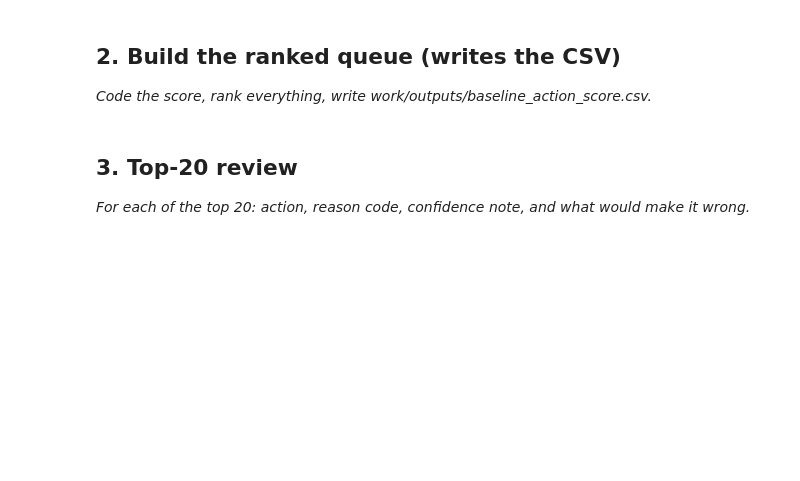
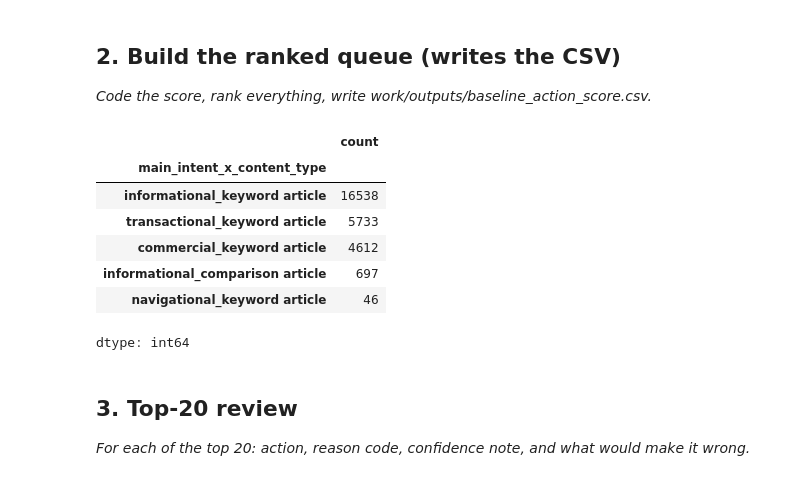
Before and after one commit to Maryam-Shile/flyrank_ml_internship, a Jupyter notebook: work/notebooks/w04_baseline_score.ipynb, the cells around one changed output. Cells and saved outputs as stored; diff of their text form; code cells hidden in the pictures; blank space fills up the shorter version.

```diff
--- a/work/notebooks/w04_baseline_score.ipynb
+++ b/work/notebooks/w04_baseline_score.ipynb
@@ -29,5 +63,14 @@ df.head()
 
 *Code the score, rank everything, write work/outputs/baseline_action_score.csv.*
 # %%
-# This cell is for CODE (numbers, a query, a check).
-# Write your text answer in the cell ABOVE this one — typing sentences here breaks Run All.
+df['main_intent_x_content_type'] = df['main_intent'] + '_' + df['content_type']
+df['main_intent_x_content_type'].value_counts()
+# %% [output]
+|  | count |
+| main_intent_x_content_type |  |
+| informational_keyword article | 16538 |
+| transactional_keyword article | 5733 |
+| commercial_keyword article | 4612 |
+| informational_comparison article | 697 |
+| navigational_keyword article | 46 |
+dtype: int64
```
Also changed, not shown: parts of 4 cells of this notebook.
